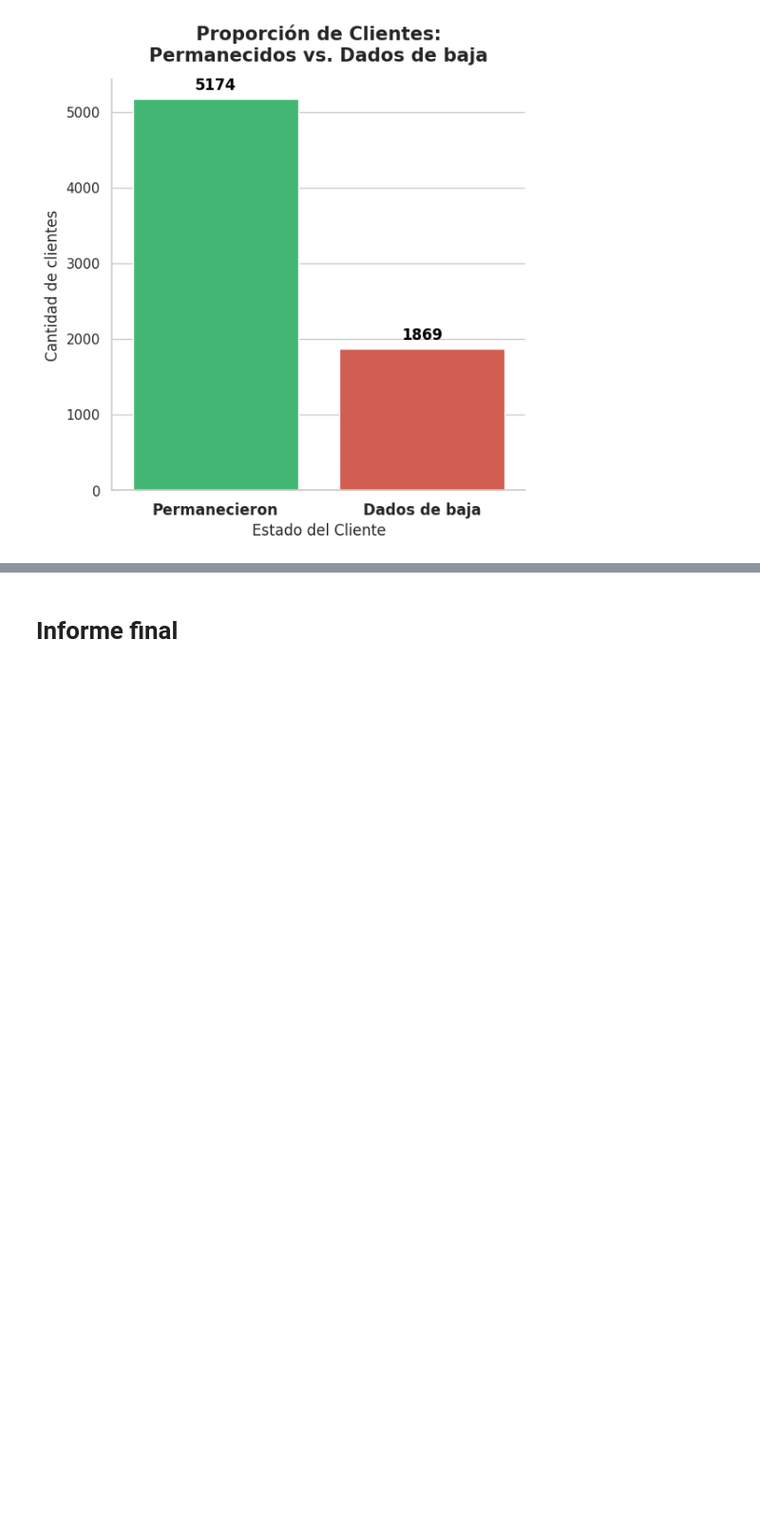
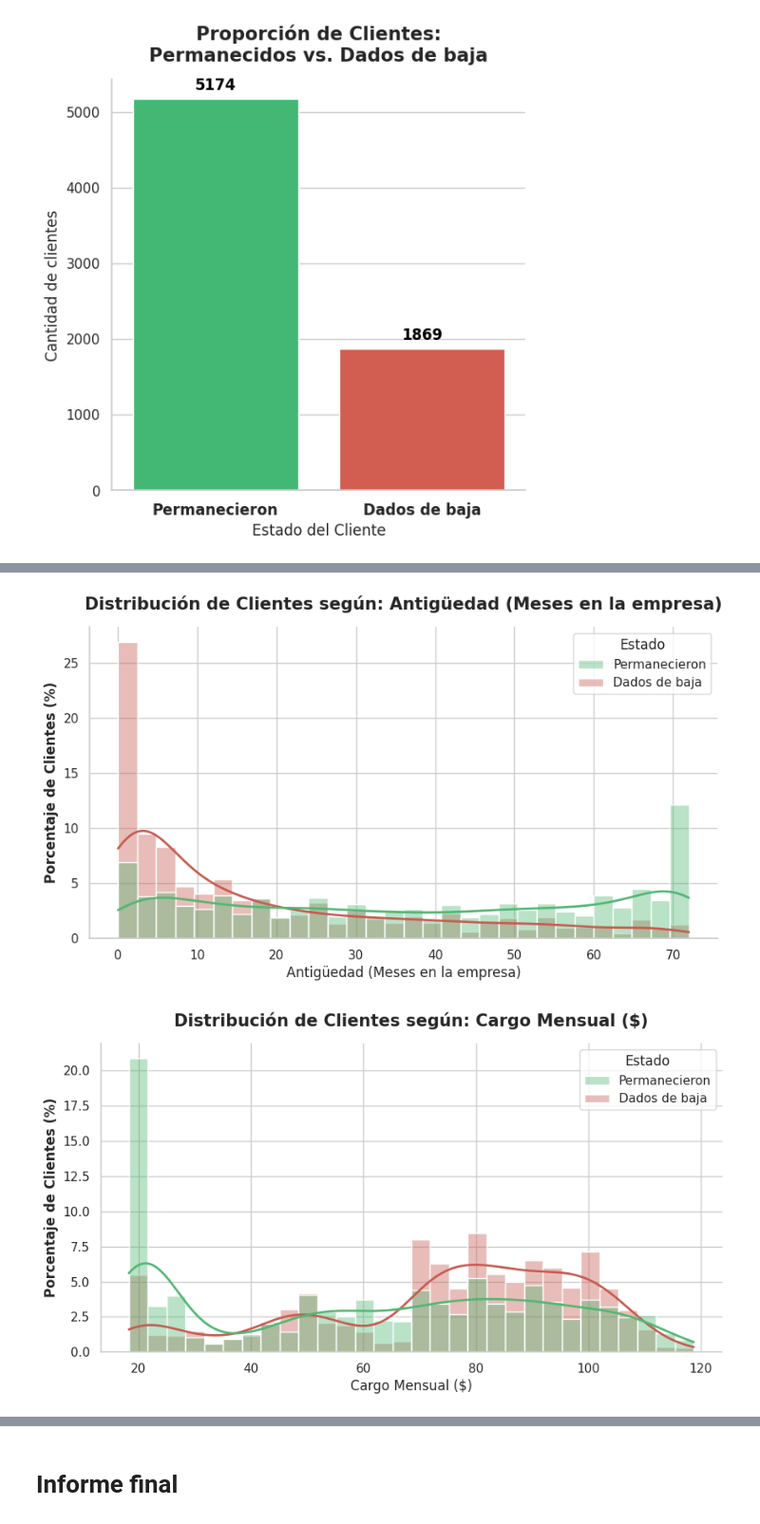
Before and after one commit to Erwin2Sibaja/challenge_2_telecom_x, a Jupyter notebook: Telecom_X_Análisis_de_Evasión_de_Clientes.ipynb, the cells around one changed output, grey strips where cells are left out. Shown at 95% size. Drawn from its saved outputs; the diff is of its cells as text; code cells hidden in the pictures; blank space fills up the shorter version.

Commit message:
Grafico de montaña para variables por categoría. Conclusiones

```diff
--- a/Telecom_X_Análisis_de_Evasión_de_Clientes.ipynb
+++ b/Telecom_X_Análisis_de_Evasión_de_Clientes.ipynb
@@ -318,3 +316,49 @@ fig.update_layout(
 fig.show()
 # %% [output]
 [interactive output not drawn]
+# %%
+df_num = clientes_final.copy()
+df_num['Churn_Num'] = pd.to_numeric(df_num['Churn'], errors='coerce')
+df_num['Estado'] = df_num['Churn_Num'].map({0: 'Permanecieron', 1: 'Dados de baja'})
+df_num = df_num.dropna(subset=['Estado'])
+
+variables = ['tenure', 'Charges.Monthly', 'Charges.Total', 'Cuentas_Diarias']
+nombres_eje_x = [
+    'Antigüedad (Meses en la empresa)',
+    'Cargo Mensual ($)',
+    'Cargos Totales Acumulados ($)',
+    'Gasto Diario Promedio ($)'
+]
+
+sns.set_theme(style="whitegrid")
+colores = {'Permanecieron': '#52b774', 'Dados de baja': '#c75c50'}
+
+for col, nombre_x in zip(variables, nombres_eje_x):
+    if col in df_num.columns:
+        df_num[col] = pd.to_numeric(df_num[col], errors='coerce')
+
+        plt.figure(figsize=(10, 5))
+
+        sns.histplot(
+            data=df_num,
+            x=col,
+            hue='Estado',
+            stat='percent',
+            common_norm=False,
+            palette=colores,
+            alpha=0.4,
+            kde=True,
+            bins=30,
+            line_kws={'linewidth': 2}
+        )
+
+        plt.title(f'Distribución de Clientes según: {nombre_x}', fontsize=15, fontweight='bold', pad=15)
+        plt.xlabel(nombre_x, fontsize=12)
+        plt.ylabel('Porcentaje de Clientes (%)', fontsize=12, fontweight='bold')
+
+        sns.despine()
+
+        plt.show()
+# %% [output]
+[figure, added]
+[figure, added]
```
Also changed, not shown: parts of 7 cells of this notebook.
